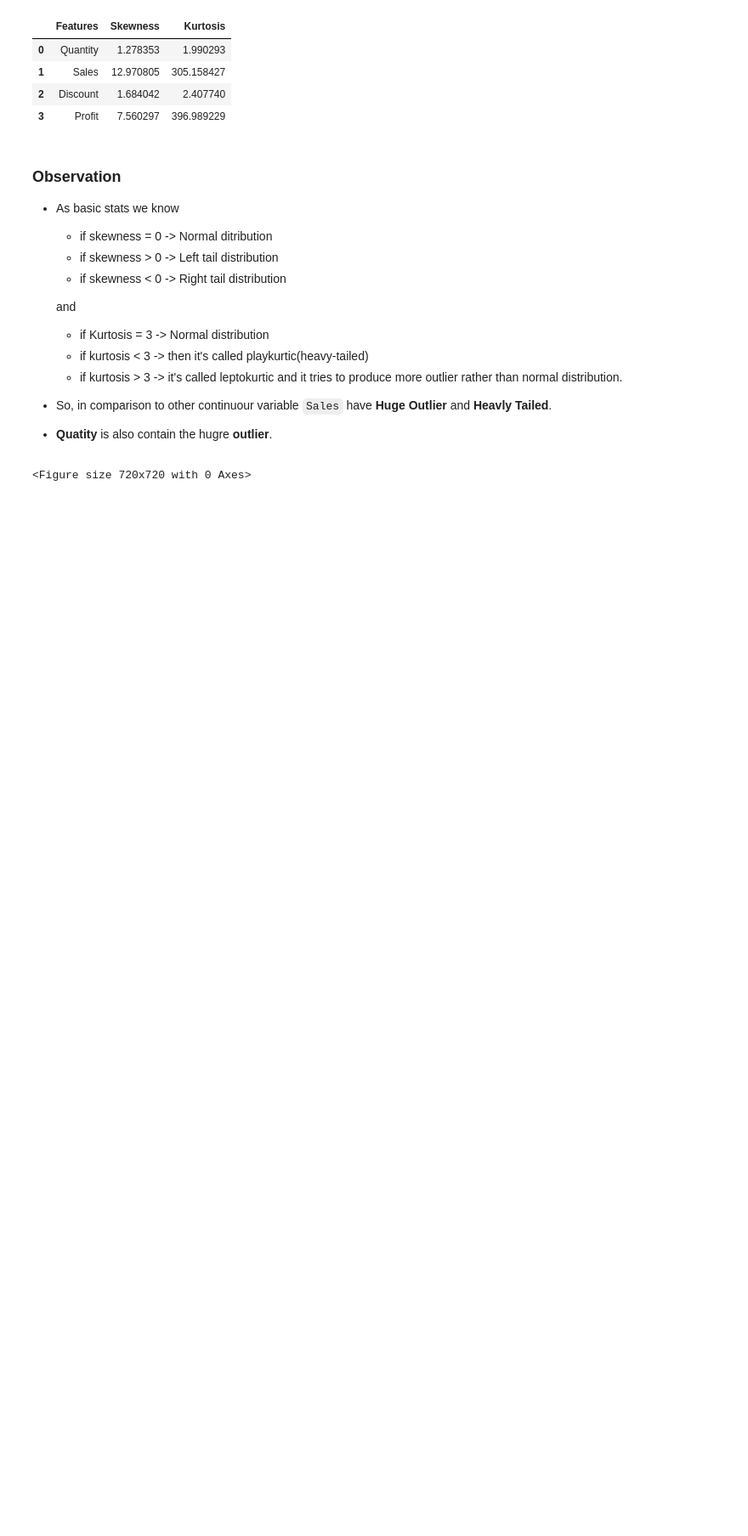
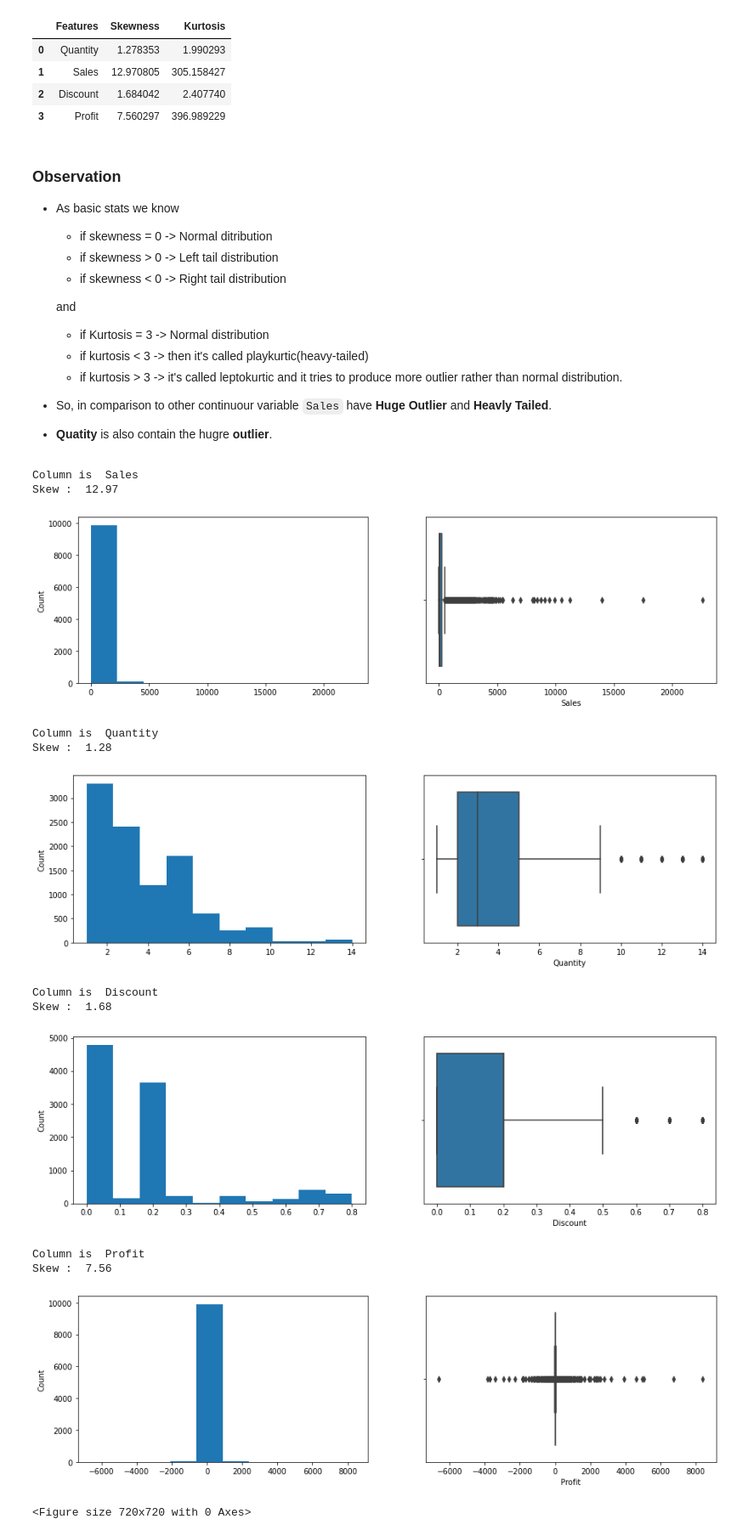
Before and after one commit to ukantjadia/TSF-GRIP-Tasks, a Jupyter notebook: Task-03/EDA_SampleSuperStore.ipynb, the cells around one changed output. Shown at 85% size. Cells and saved outputs as stored; diff of their text form; code cells hidden in the pictures; blank space fills up the shorter version.

```diff
--- a/Task-03/EDA_SampleSuperStore.ipynb
+++ b/Task-03/EDA_SampleSuperStore.ipynb
@@ -129,0 +146,4 @@ df.describe().round(2)
+# %%
+## Dropping the Postal Code attribute
+df = df.drop(['Postal Code'],axis=1)
+df.sample(5)
@@ -161,6 +185,30 @@ df_stat
 
 - So, in comparison to other continuour variable `Sales` have **Huge Outlier** and **Heavly Tailed**.
 - **Quatity** is also contain  the hugre **outlier**.
+# %%
+for col in num_cols:
+    print("Column is ",col)
+    print('Skew : ',round(df[col].skew(),2))
+    plt.figure(figsize=(15,4))
+    plt.subplot(1,2,1)
+    df[col].hist(grid=False)
+    plt.ylabel('Count')
+    plt.subplot(1,2,2)
+    sns.boxplot(x=df[col])
+    plt.show()
+# %% [output]
+Column is  Sales
+Skew :  12.97
+[figure, added]
+Column is  Quantity
+Skew :  1.28
+[figure, added]
+Column is  Discount
+Skew :  1.68
+[figure, added]
+Column is  Profit
+Skew :  7.56
+[figure, added]
 # %%
 ## Univariate Analysis
 ## For understanding single variable
```
Also changed, not shown: parts of 12 cells of this notebook.
